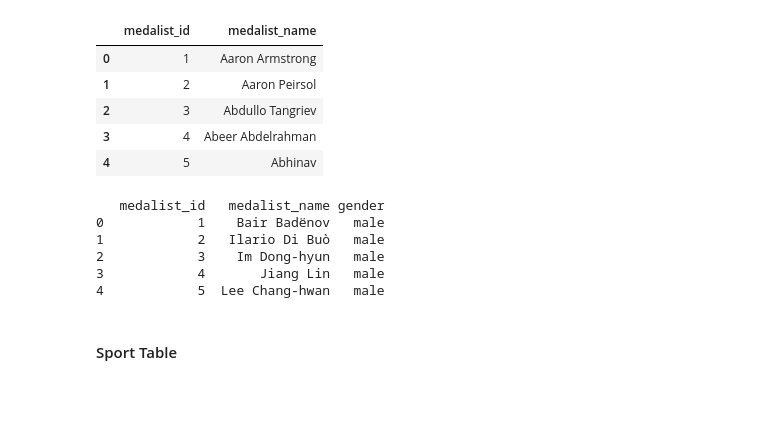
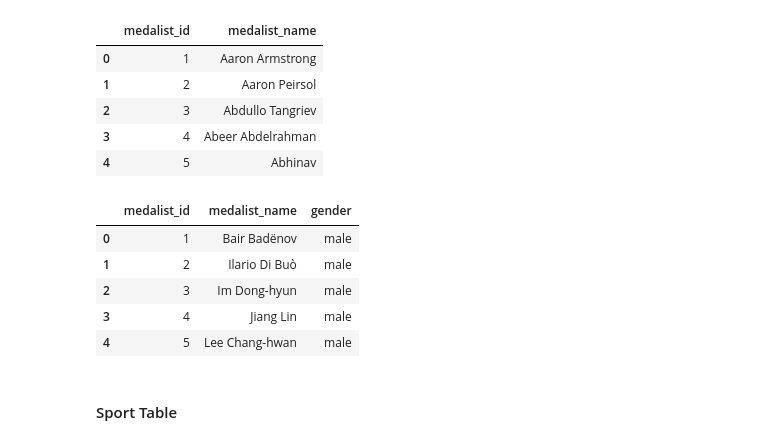
Before and after one commit to cameronsage923/TidyData-Project, a Jupyter notebook: tidy_data_project.ipynb, the cells around one changed output. Cells and saved outputs as stored; diff of their text form; code cells hidden in the pictures; blank space fills up the shorter version.

```diff
--- a/tidy_data_project.ipynb
+++ b/tidy_data_project.ipynb
@@ -130,22 +130,22 @@ medalist_table.head()
 # %%
 #Now, we can add gender to the table to make it more comprehensive and helpful:
 #From our melted df we can extract the medalists names and genders (using .drop_duplicates() to make sure each medalist only appears once):
 medalist_table = df_melted[['medalist_name', 'gender']].drop_duplicates()
 #Now we give each medalist a unique ID:
 medalist_table['medalist_id'] = range(1, len(medalist_table) + 1)
 #Make sure medalist ID is the first column in our table:
 medalist_table = medalist_table[['medalist_id', 'medalist_name', 'gender']]
 #Reset the index so that it is in order:
 medalist_table = medalist_table.reset_index(drop=True)
 #Outputting the result:
-print(medalist_table.head())
+medalist_table.head()
 # %% [output]
-   medalist_id   medalist_name gender
-0            1    Bair Badënov   male
-1            2   Ilario Di Buò   male
-2            3    Im Dong-hyun   male
-3            4       Jiang Lin   male
-4            5  Lee Chang-hwan   male
+|  | medalist_id | medalist_name | gender |
+| 0 | 1 | Bair Badënov | male |
+| 1 | 2 | Ilario Di Buò | male |
+| 2 | 3 | Im Dong-hyun | male |
+| 3 | 4 | Jiang Lin | male |
+| 4 | 5 | Lee Chang-hwan | male |
 # %% [markdown]
 #### Sport Table
 # %%
```
Also changed, not shown: parts of 3 cells of this notebook.
